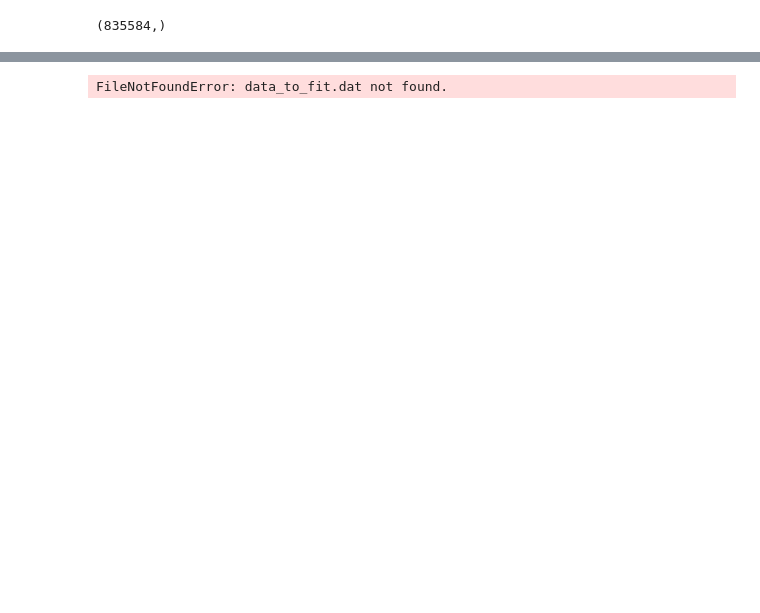
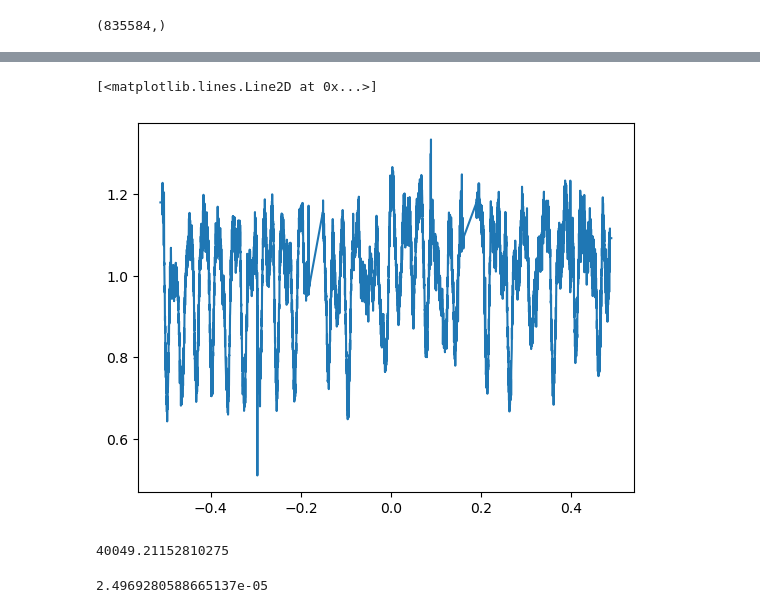
Before and after one commit to MalAstronomy/Highres, a Jupyter notebook: added_scripts/data_check.ipynb, the cells around one changed output, grey strips where cells are left out. Drawn from its saved outputs; the diff is of its cells as text; code cells hidden in the pictures; blank space fills up the shorter version.

```diff
--- a/added_scripts/data_check.ipynb
+++ b/added_scripts/data_check.ipynb
@@ -80,5 +93,15 @@ plt.hist(m_old/1e4, bins=20)
 # %%
 d = Data()
-plt.plot(d.data_wavelengths_norm, d.flux)
+plt.plot(d.data_wavelengths_norm, d.flux*d.flux_scaling)
+# d.data_wavelengths_norm, d.flux, d.err
 # %% [output]
-FileNotFoundError: data_to_fit.dat not found.
+[<matplotlib.lines.Line2D at 0x...>]
+[figure, added]
+# %%
+d.flux.mean()
+# %% [output]
+40049.21152810275
+# %%
+d.flux_scaling
+# %% [output]
+2.4969280588665137e-05
```
Also changed, not shown: parts of 12 cells of this notebook, 7 other files.
